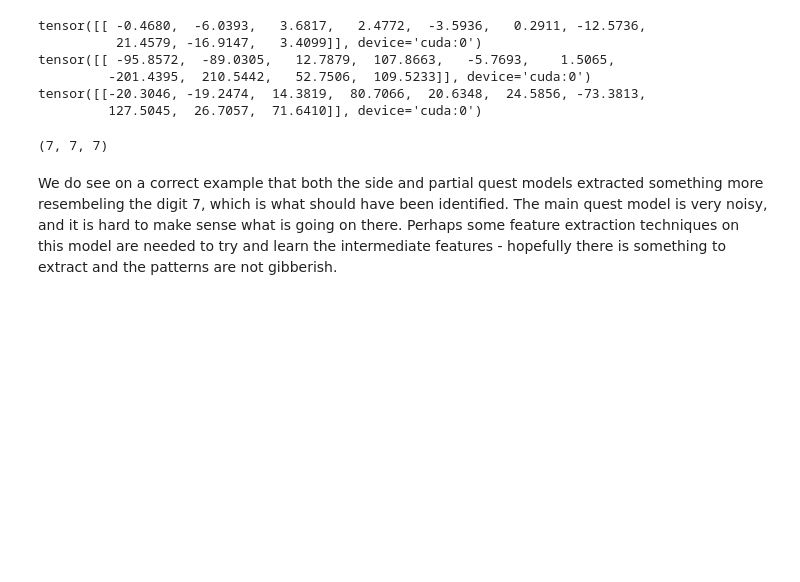
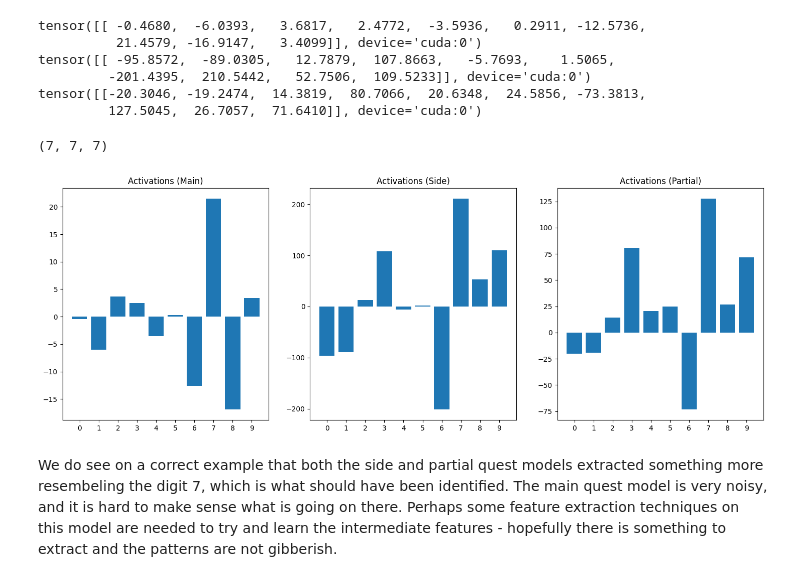
Before and after one commit to Alex-Bishka/ml-fun, a Jupyter notebook: mnist-mech-interp/Comparing Models - Correct Sample.ipynb, the cells around one changed output. Cells and saved outputs as stored; diff of their text form; code cells hidden in the pictures; blank space fills up the shorter version.

```diff
--- a/mnist-mech-interp/Comparing Models - Correct Sample.ipynb
+++ b/mnist-mech-interp/Comparing Models - Correct Sample.ipynb
@@ -297,5 +301,28 @@ tensor([[-20.3046, -19.2474,  14.3819,  80.7066,  20.6348,  24.5856, -73.3813,
 torch.max(out, 1)[1].item(), torch.max(s_out, 1)[1].item(), torch.max(p_out, 1)[1].item()
 # %% [output]
 (7, 7, 7)
+# %%
+plt.figure(figsize=(18, 6))
+
+x_values = list(range(0, 10))
+
+ax1 = plt.subplot(1, 3, 1)
+bars1 = ax1.bar(x_values, out.tolist()[0])
+ax1.set_xticks(x_values)
+ax1.set_title("Activations (Main)")
+
+ax2 = plt.subplot(1, 3, 2)
+bars2 = ax2.bar(x_values, s_out.tolist()[0])
+ax2.set_xticks(x_values)
+ax2.set_title("Activations (Side)")
+
+ax3 = plt.subplot(1, 3, 3)
+bars3 = ax3.bar(x_values, p_out.tolist()[0])
+ax3.set_xticks(x_values)
+ax3.set_title("Activations (Partial)")
+
+plt.show()
+# %% [output]
+[figure, added]
 # %% [markdown]
 We do see on a correct example that both the side and partial quest models extracted something more resembeling the digit 7, which is what should have been identified. The main quest model is very noisy, and it is hard to make sense what is going on there. Perhaps some feature extraction techniques on this model are needed to try and learn the intermediate features - hopefully there is something to extract and the patterns are not gibberish.
```
Also changed, not shown: parts of 1 cell of this notebook, 4 other files.
